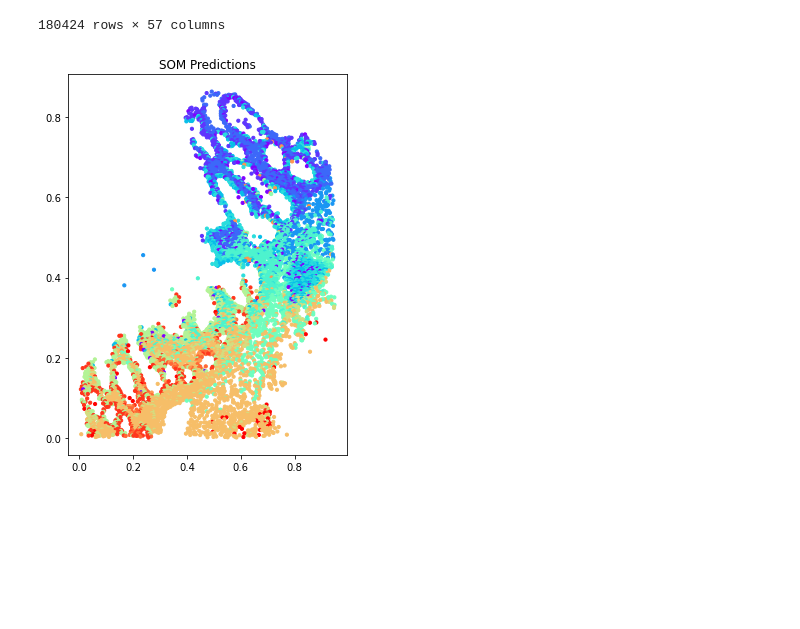
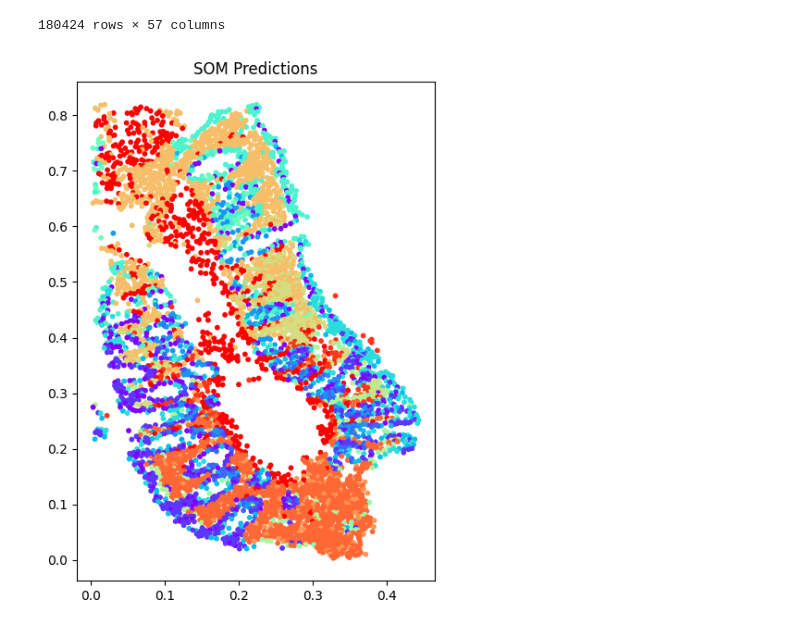
Before and after one commit to JanSuper/MasterProject1-1, a Jupyter notebook: Project Update.ipynb, the cells around one changed output. Cells and saved outputs as stored; diff of their text form; code cells hidden in the pictures; blank space fills up the shorter version.

```diff
--- a/Project Update.ipynb
+++ b/Project Update.ipynb
@@ -29,3 +14,5 @@ plt.rcParams['figure.figsize'] = (10, 6)
 # %%
 df = pd.read_csv('data/full_data_clean.csv')
-df = df.drop(columns=['Status.simple'], axis=1)
+df1 = df[df["Status.simple"] == "Uninflamed"]
+df1 = df1.drop(columns=['Status.simple'], axis=1)
+df1
@@ -32,11 +33,11 @@ df = df.drop(columns=['Status.simple'], axis=1)
 # %%
-dfn = df.copy()
+df1n = df1.copy()
 dic = {}
-for c in dfn.columns[1:]:
-    if is_numeric_dtype(dfn[c]):
-        dic[c] = preprocessing.MinMaxScaler()
-        dfn[c] = dic[c].fit_transform(dfn[c].values.reshape(-1,1)).reshape(-1)
-dfn
+for c in df1n.columns[1:]:
+    if is_numeric_dtype(df1n[c]):
+        dic[c] = preprocessing.MinMaxScaler().fit(df1n[c].values.reshape(-1,1))
+        df1n[c] = dic[c].transform(df1n[c].values.reshape(-1,1)).reshape(-1)
+df1n
 # %% [output]
 |  | ImageNumber | ROInr | Cell_Area | Nucl_Area | X80ArAr_Mean | sSMA113_Mean | aSMA_Mean | X124Xe_Mean | ... |
 | 11766 | 20210728_MBAA47_S10_R-1_D-S10_T44_R2 | 0.000000 | 0.288312 | 0.195312 | 0.134022 | 0.006014 | 0.007561 | 0.090078 | ... |
@@ -57,2 +58,5 @@ grouped = dfn.groupby('ImageNumber')
 # grouped.count()
+# %%
+with open('data/som.pkl', 'rb') as f:
+    som = pickle.load(f)
 # %%
@@ -74,21 +79,15 @@ for name, group in grouped:
-# %%
-df1n = keep.copy()
-df1n = pd.DataFrame(df1n, columns=col[2:])
-df2 = dfd[dfd['ImageNumber'] == '20210808_MBAA047_S8_R-2_D-S8_T42_R4']
-# normalize df1
-df2n = df2.copy()
-for c in df2n.columns:
-    if is_numeric_dtype(df2n[c]):
-        df2n[c] = (df2n[c]-df2n[c].mean())/df2n[c].std()
 # %%
+keep = df1n[df1n["ImageNumber"] == l[id]]
+id += 1
+
 fig, ax = plt.subplots(nrows=1, ncols=1, figsize=(5,7))
-x = df1n['cx']
-y = df1n['cy']
+x = keep['cx']
+y = keep['cy']
 
-ax.scatter(x, y, c=som.predict(df1n._get_numeric_data().values), cmap='rainbow', s=10)
+ax.scatter(x, y, c=som.predict(keep._get_numeric_data().values), cmap='rainbow', s=10)
 ax.title.set_text('SOM Predictions')
 
 
 plt.show()
 # %% [output]
-[figure, old version]
+[figure, new version]
```
Also changed, not shown: parts of 10 cells of this notebook, 2 other files.
